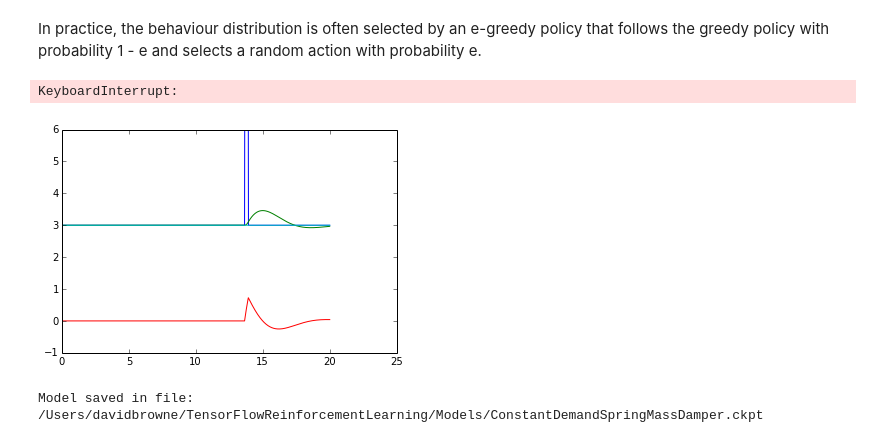
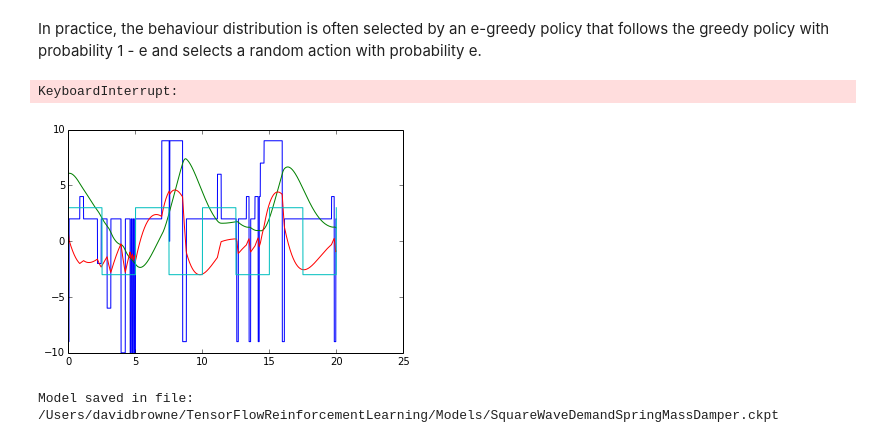
Before and after one commit to andreas-koukorinis/reinforcementlearning-1, a Jupyter notebook: TF RL.ipynb, the cells around one changed output. Drawn from its saved outputs; the diff is of its cells as text; code cells hidden in the pictures.

```diff
--- a/TF RL.ipynb
+++ b/TF RL.ipynb
@@ -114,15 +112,25 @@ masked_action_scores = tf.reduce_sum(action_scores * action_mask, reduction_indi
 # Training: Future
 next_action_scores = tf.to_float(tf.stop_gradient(Taction_scores)) # Break tensor chain
 target_values = tf.reduce_max(next_action_scores, reduction_indices=[1,]) # Maximum predicted future reward
-future_rewards = tf.identity(rewards) + discount_rate * target_values
+future_rewards = rewards + discount_rate * target_values
 # %%
 # Training: Optimisation
 with tf.name_scope("optimize") as scope:
-    #temp_diff = tf.clip_by_value((masked_action_scores - future_rewards), -1, 1) # Clipped to -1 and 1
-    temp_diff = (masked_action_scores - future_rewards)
+    temp_diff = tf.clip_by_value((masked_action_scores - future_rewards), -1, 1) # Clipped to -1 and 1
+    #temp_diff = (masked_action_scores - future_rewards)
     prediction_error = tf.square(temp_diff)
-    mean_prediction_error = tf.reduce_mean(prediction_error, reduction_indices=[0,]) # Mean across all samples per action
-    train_op = optimizer.minimize(temp_diff)
+
+    # Clipped gradient optimization function
+    gradients = optimizer.compute_gradients(prediction_error)
+    for i, (grad, var) in enumerate(gradients):
+        if grad is not None:
+            gradients[i] = (tf.clip_by_norm(grad, 5), var)
+
+    train_op = optimizer.apply_gradients(gradients)
+
+    # Simple Optimization function:
+    #train_op = optimizer.minimize(prediction_error)
+
     #mpe_summary = tf.scalar_summary("mean prediction error", temp_diff)
 # %%
 # Initialisation
@@ -140,10 +150,7 @@ experience = deque()
 In practice, the behaviour distribution is often selected by an e-greedy policy that follows the greedy policy with probability 1 - e and selects a random action with probability e.
 # %%
 # More initialisation
-fix = 1
 control = 0
-time = 0
-episodes = 0
 state = np.array([model_Dem, 0.0, model_Dem])
 last_observation = np.zeros(controlbatch*observation_ind)
 rstate = 0
@@ -164,9 +171,15 @@ for time_oxx in count():
     time_ox = time_oxx + 1 + cheat
 
     if (time_ox % target_reset)==0:
-        TLayer1 = tf.identity(Layer1)
-        TLayer2 = tf.identity(Layer2)
-        TLayer3 = tf.identity(Layer3) # NB: Change this for 2 hidden layers
+        #TLayer1 = tf.identity(Layer1)
+        #TLayer2 = tf.identity(Layer2)
+        #TLayer3 = tf.identity(Layer3) # NB: Change this for 2 hidden layers
+
+        # 'Deep' copy
+        TLayer1 = tf.Variable(Layer1.initialized_value())
+        TLayer2 = tf.Variable(Layer2.initialized_value())
+        TLayer3 = tf.Variable(Layer3.initialized_value())
+        session.run(tf.initialize_variables([TLayer1, TLayer2, TLayer3]))
 
     time = time + dt
     tv.append(time)
@@ -182,7 +195,7 @@ for time_oxx in count():
     dydx[0] = state[1]
     dydx[1] = (-model_K*state[0] - model_C*state[1] + control) /M1
     dydx[2] = 0
-    target = model_Dem #* signal.square(2 * np.pi * model_f * time)
+    target = model_Dem * signal.square(2 * np.pi * model_f * time)
 
     state = state + dydx * dt
     state[2] = target
@@ -207,7 +220,7 @@ for time_oxx in count():
         exploration_p =  random_action_probability
     else:
         #exploration_p =  1 - (n * (1 - random_action_probability)) / (exploration_period)
-        exploration_p = np.max([random_action_probability-np.float((n-exploration_period))/1000000, emin])
+        exploration_p = np.max([random_action_probability-np.float((n-exploration_period))/100000, emin])
 
     if randomcount > randommax:
         randomflag = 0
@@ -231,10 +244,13 @@ for time_oxx in count():
         else:
             randomcount += 1
 
-        control = C[new_action]
-        #print control
+
+        # Making a zero output correspond to the most zero action
+        mapped_action = (new_action + output_size/2) % output_size
+        control = C[mapped_action]
+
+
         # Collecting experience
-        #if time_ox > 1:
         experience.append((last_observation, last_action, reward, new_observationC)) # Switched to last action for a logical set of data
 
         last_observation = new_observationC # Reset last observation now that it has been added to experience
@@ -259,10 +275,7 @@ for time_oxx in count():
                 Xrewards[i] = x_reward
                 Xnewobservation[i] = x_newobservation
 
-            #print Xaction_mask
-            #print Xrewards
-
-            cost, _, = session.run([ # Fetches
+            cost, _, = session.run([
                     action_scores,
                     train_op,
                 ], {
@@ -274,7 +287,6 @@ for time_oxx in count():
 
             # Add to tensorboard
             #writer.add_summary(summary, time_oxx)
-
 
             # Hunting down NaNs
             temp = Layer3.eval()
@@ -293,45 +305,41 @@ for time_oxx in count():
 
     if time > tepisode_max:
 
         # Plotting every X episodes
 
         states = [row[3] for row in experiencelog]
         tgt = [row[4] for row in experiencelog]
         x = [row[0] for row in states]
         v = [row[1] for row in states]
         rewardsTotal = sum([row[2] for row in experiencelog])
 
         if (episodes % plot_every) == 0:
             print rewardsTotal, exploration_p, np.mean(x)
             plt.cla()
             axes.plot(tv,controls)
             axes.plot(tv, x)
             axes.plot(tv, v)
             axes.plot(tv,tgt)
             display.display(plt.gcf())
             display.clear_output(wait=True)
             timelib.sleep(1.0)
-            #fix = fix + 1
 
         # Resetting for next episode
-        time = 0
-        tv = []
-        episodes = episodes + 1
-        state = np.array([model_Dem, 0.0, model_Dem])
-        new_action = np.floor(output_size/2)+1
-        new_observation = state
+        #state = np.array([model_Dem, 0.0, model_Dem])
+        #new_action = np.floor(output_size/2)+1
+        #new_observation = state
         controls = []
         time = 0
         tv = []
         episodes = episodes + 1
         experiencelog = deque()
 # %% [output]
 KeyboardInterrupt:
-[figure, old version]
+[figure, new version]
 # %%
 saver = tf.train.Saver()
-save_path = os.path.join(startPath,'Models','ConstantDemandSpringMassDamper.ckpt')
+save_path = os.path.join(startPath,'Models','SquareWaveDemandSpringMassDamper.ckpt')
 saver.save(session, save_path)
 print("Model saved in file: %s" % save_path)
 # %% [output]
-Model saved in file: /Users/davidbrowne/TensorFlowReinforcementLearning/Models/ConstantDemandSpringMassDamper.ckpt
+Model saved in file: /Users/davidbrowne/TensorFlowReinforcementLearning/Models/SquareWaveDemandSpringMassDamper.ckpt
```
Also changed, not shown: parts of 8 cells of this notebook.
